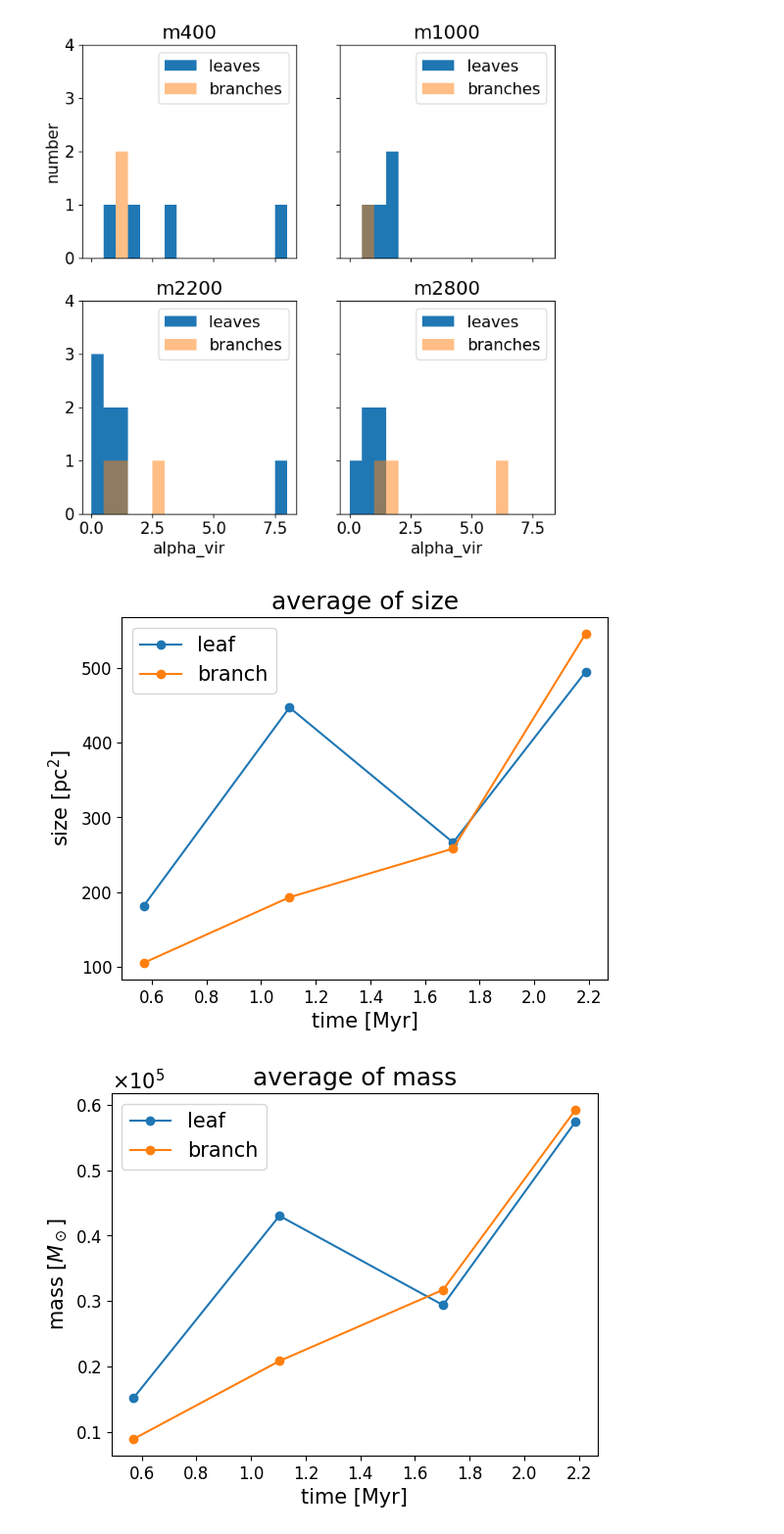
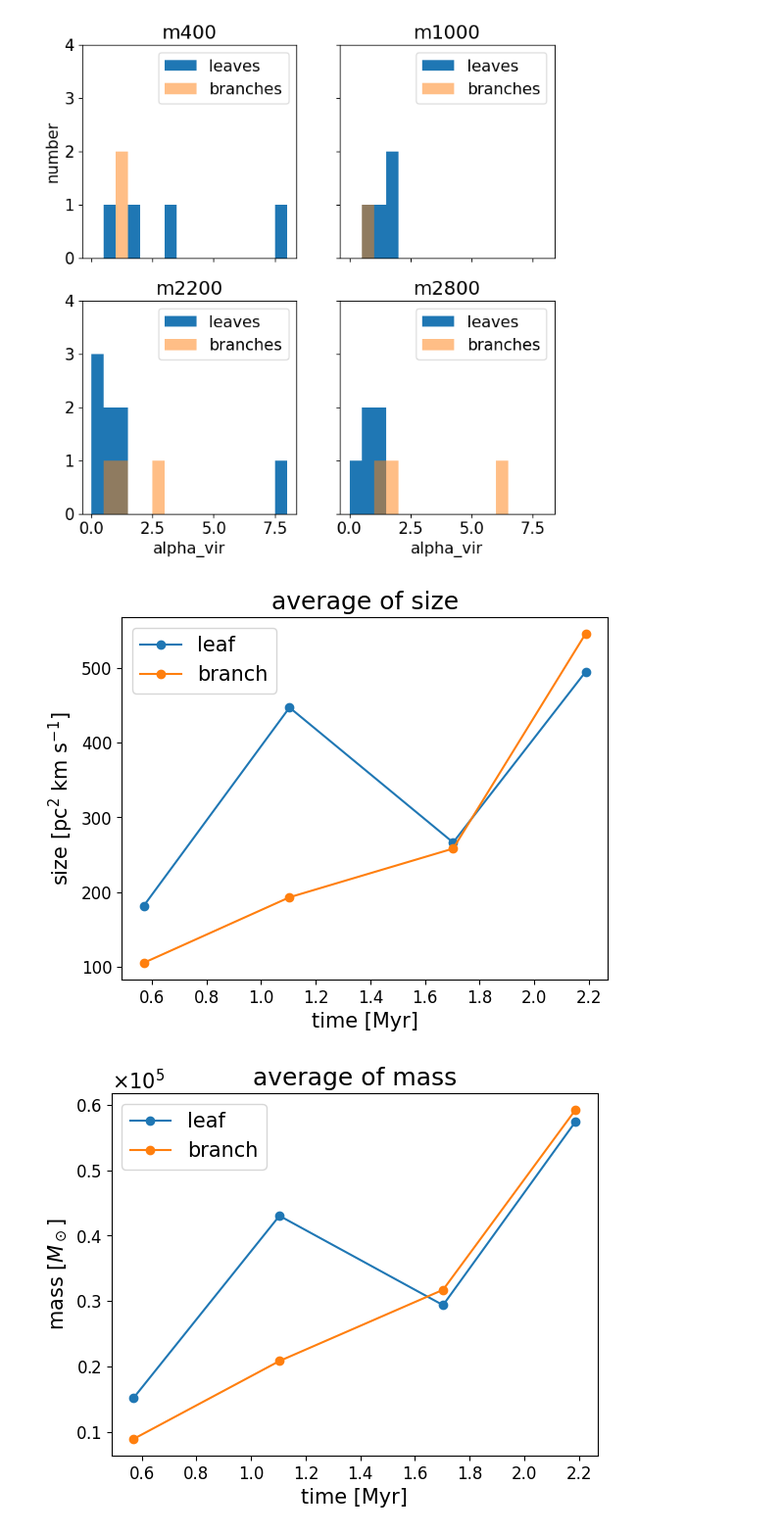
Before and after one commit to kotora260/StarGen, a Jupyter notebook: discuss_3D.ipynb, the cells around one changed output. Shown at 98% size. Drawn from its saved outputs; the diff is of its cells as text; code cells hidden in the pictures.

```diff
--- a/discuss_3D.ipynb
+++ b/discuss_3D.ipynb
@@ -170,21 +170,21 @@ axes[1, 1].legend()
 # %%
 # plot average of size
 
 leaf_size_ave = [181.53824888169765, 447.1508154273033, 266.3910324499011, 494.9797605872154]
 branch_size_ave = [105.2485902607441, 193.05954426527023, 258.24308931827545, 545.9640875458717]
 
 plt.plot(myr, leaf_size_ave, marker='o', label='leaf')
 plt.plot(myr, branch_size_ave, marker='o', label='branch')
 
 plt.title('average of size')
 plt.xlabel('time [Myr]')
-plt.ylabel('size [pc$^2$]')
+plt.ylabel('size [pc$^2$ km s$^{-1}$]')
 plt.tick_params(labelsize=12)
 plt.legend()
 
 plt.savefig('size_ave', bbox_inches='tight')
 # %% [output]
-[figure, old version]
+[figure, new version]
 # %%
 # plot average of mass
 
```
Also changed, not shown: 1 other file.
